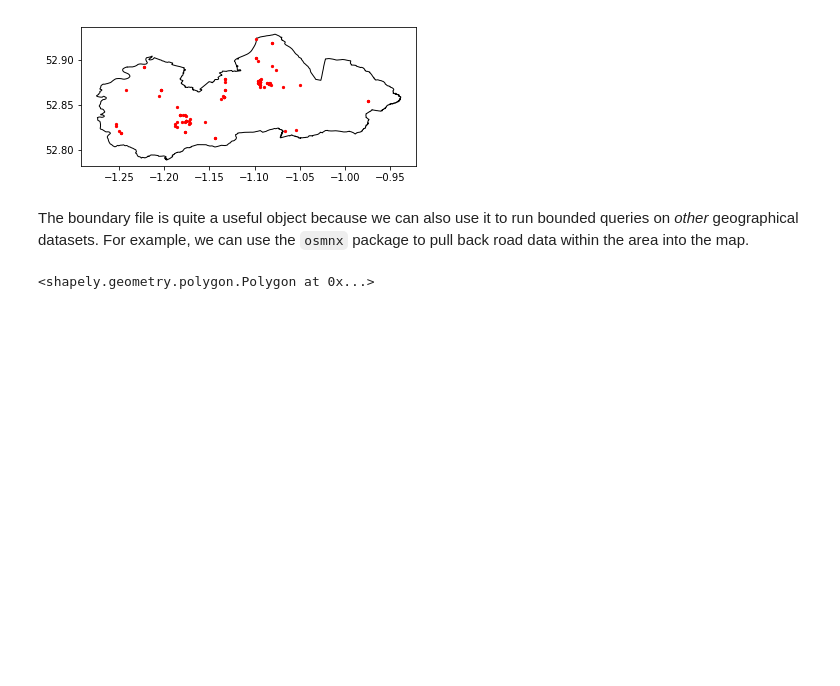
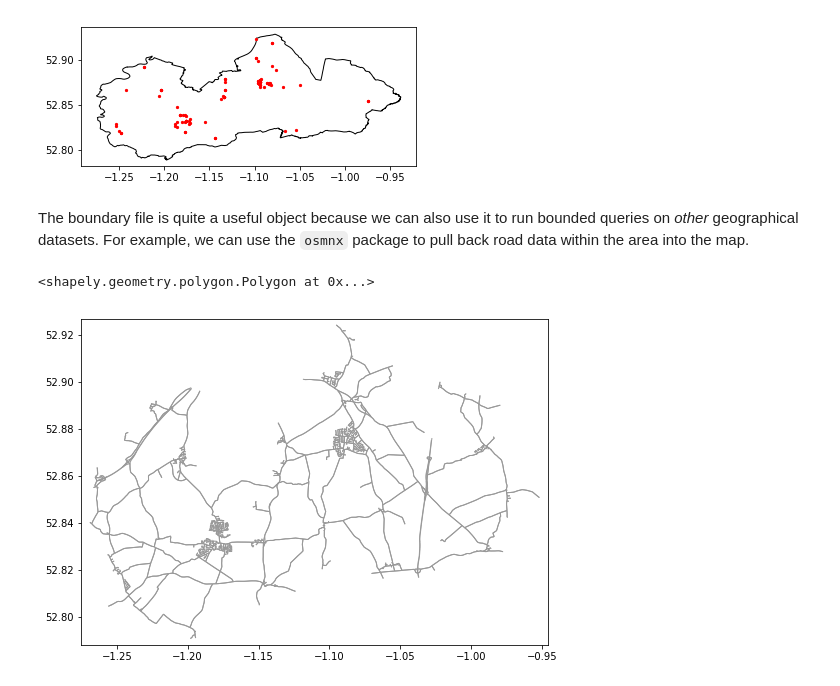
Before and after one commit to psychemedia/crime-data-demo, a Jupyter notebook: Initial Look At The Data.ipynb, the cells around one changed output. Cells and saved outputs as stored; diff of their text form; code cells hidden in the pictures; blank space fills up the shorter version.

```diff
--- a/Initial Look At The Data.ipynb
+++ b/Initial Look At The Data.ipynb
@@ -312,4 +333,14 @@ shp = area0['geometry'].iloc[0]
 shp
 # %% [output]
 <shapely.geometry.polygon.Polygon at 0x...>
+# %%
+#Get road data within boundary
+#network types: {‘walk’, ‘bike’, ‘drive’, ‘drive_service’, ‘all’, ‘all_private’, ‘none’}
+area0_roads = ox.graph_from_polygon(shp, network_type='drive', truncate_by_edge=True,
+                                    clean_periphery=False, simplify=True)
+# %%
+#plot roads
+fig, ax = ox.plot_graph(area0_roads, node_size=0, axis_off=False);
+# %% [output]
+[figure, added]
 # %%
```
Also changed, not shown: parts of 13 cells of this notebook.
